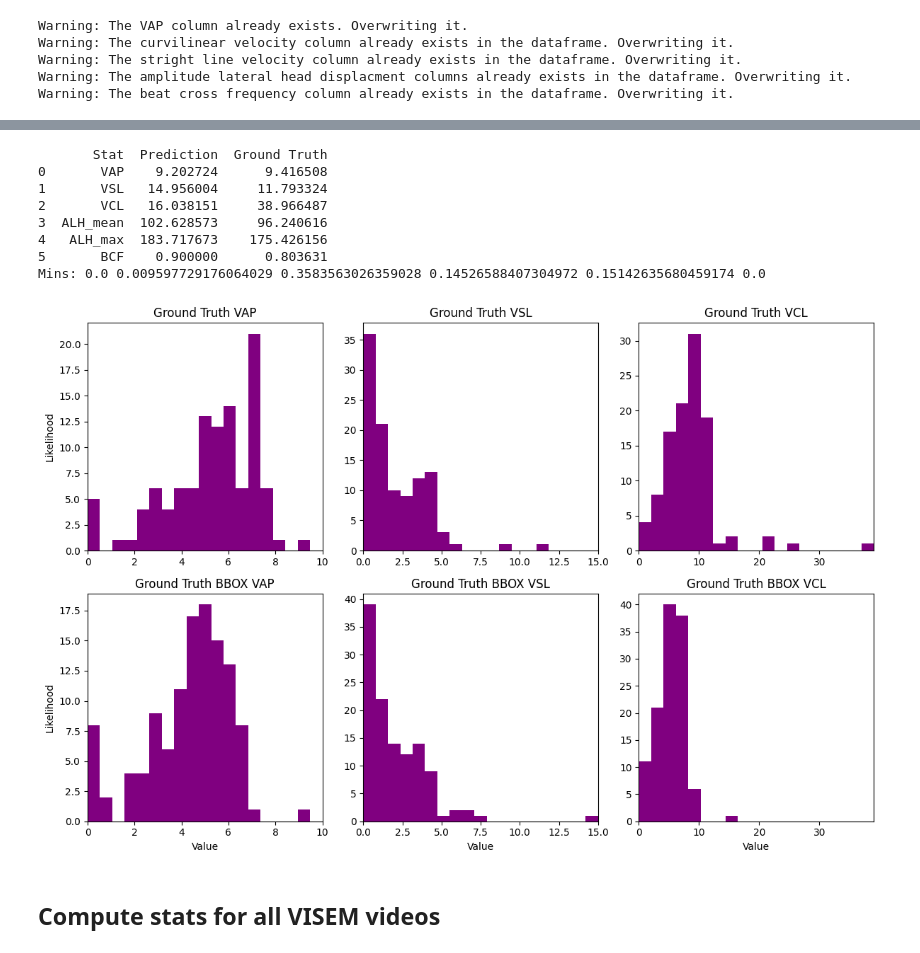
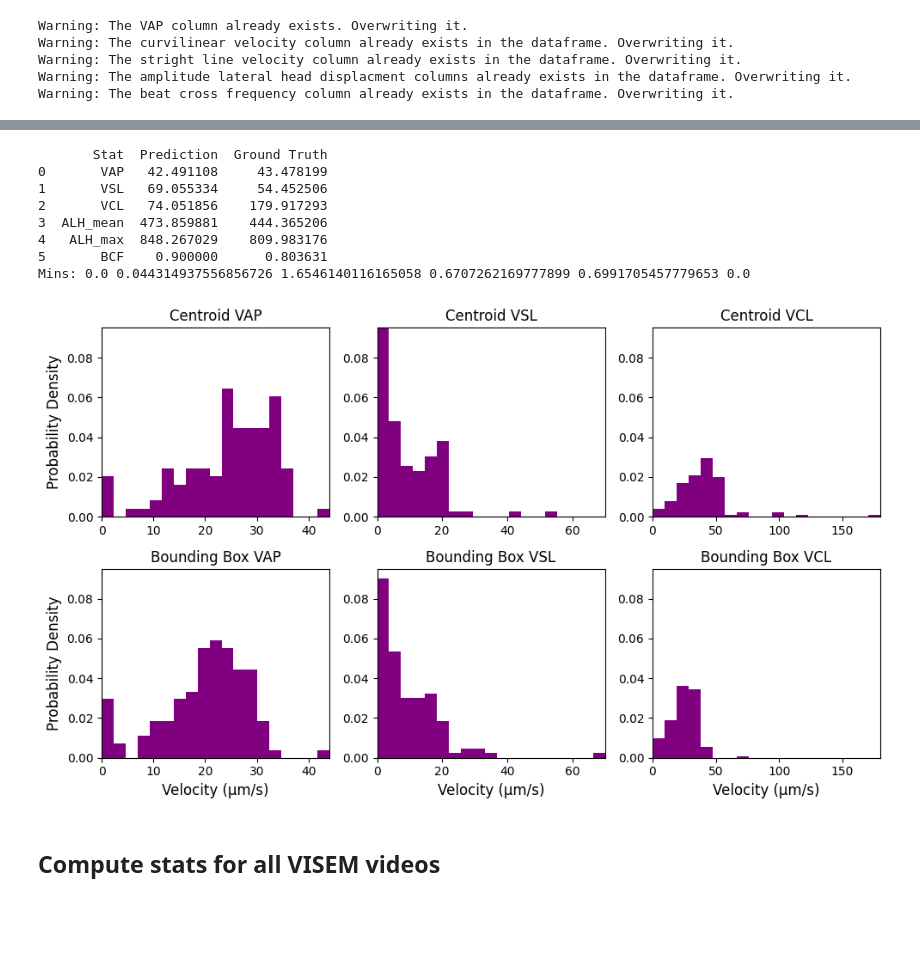
Before and after one commit to CAS-ReproLab/Sperm_Object_Tracking, a Jupyter notebook: UnifiedFramework/paper_figs_visem.ipynb, the cells around one changed output, grey strips where cells are left out. Cells and saved outputs as stored; diff of their text form; code cells hidden in the pictures; blank space fills up the shorter version.

```diff
--- a/UnifiedFramework/paper_figs_visem.ipynb
+++ b/UnifiedFramework/paper_figs_visem.ipynb
@@ -65,9 +65,10 @@ gt = metrics.filterSperm(gt)
 # print("Unique sperm in alternative:", len(alt['sperm'].unique()))
 # %%
 # Compute stats for each file
-ps = 0.26  # pixel size in micrometers
-gt = stats.computeAllStats(gt_src,pixel_size=ps,interpolate=False)
-pred = stats.computeAllStats(pred_src,pixel_size=ps,interpolate=False)
+ps = 1/0.833  # pixel size in micrometers
+fps = 9  # frames per second
+gt = stats.computeAllStats(gt_src,fps=fps,pixel_size=ps,interpolate=False)
+pred = stats.computeAllStats(pred_src,fps=fps,pixel_size=ps,interpolate=False)
 # %% [output]
 Warning: The VAP column already exists. Overwriting it.
 Warning: The curvilinear velocity column already exists in the dataframe. Overwriting it.
@@ -107,13 +108,13 @@ print(summary_df)
 print("Mins:",gt["VAP"].min(), gt["VSL"].min(), gt["VCL"].min(), gt["ALH_mean"].min(), gt["ALH_max"].min(), gt["BCF"].min())
 # %% [output]
        Stat  Prediction  Ground Truth
-0       VAP    9.202724      9.416508
-1       VSL   14.956004     11.793324
-2       VCL   16.038151     38.966487
-3  ALH_mean  102.628573     96.240616
-4   ALH_max  183.717673    175.426156
+0       VAP   42.491108     43.478199
+1       VSL   69.055334     54.452506
+2       VCL   74.051856    179.917293
+3  ALH_mean  473.859881    444.365206
+4   ALH_max  848.267029    809.983176
 5       BCF    0.900000      0.803631
-Mins: 0.0 0.009597729176064029 0.3583563026359028 0.14526588407304972 0.15142635680459174 0.0
+Mins: 0.0 0.044314937556856726 1.6546140116165058 0.6707262169777899 0.6991705457779653 0.0
 # %%
 # Build 2x3 subplot for each stat and each method
 
@@ -126,7 +127,7 @@ pred_vsl = pred.groupby('sperm').first()['VSL']
 pred_vcl = pred.groupby('sperm').first()['VCL']
 
 # Create a figure with 2 rows and 3 columns
-fig, axs = plt.subplots(2, 3, figsize=(12, 8))
+fig, axs = plt.subplots(2, 3, figsize=(10, 6))
 
 import math
 vap_max = math.ceil(max(gt_vap.max(), pred_vap.max()))
@@ -150,48 +151,59 @@ vcl_max = math.ceil(max(gt_vcl.max(), pred_vcl.max()))
 # Create bins for each histogram for each stat
 vap_bins = np.linspace(0, vap_max, 20)
 vsl_bins = np.linspace(0, vsl_max, 20)
 vcl_bins = np.linspace(0, vcl_max, 20)
 
 # Create histograms for each stat and each method
-axs[0, 0].hist(gt_vap, bins=vap_bins, color='purple', alpha=1.0)
-axs[0, 0].set_title('Ground Truth VAP')
-axs[1, 0].hist(pred_vap, bins=vap_bins, color='purple', alpha=1.0)
-axs[1, 0].set_title('Ground Truth BBOX VAP')
-axs[0, 1].hist(gt_vsl, bins=vsl_bins, color='purple', alpha=1.0)
-axs[0, 1].set_title('Ground Truth VSL')
-axs[1, 1].hist(pred_vsl, bins=vsl_bins, color='purple', alpha=1.0)
-axs[1, 1].set_title('Ground Truth BBOX VSL')
-axs[0, 2].hist(gt_vcl, bins=vcl_bins, color='purple', alpha=1.0)
-axs[0, 2].set_title('Ground Truth VCL')
-axs[1, 2].hist(pred_vcl, bins=vcl_bins, color='purple', alpha=1.0)
-axs[1, 2].set_title('Ground Truth BBOX VCL')
+axs[0, 0].hist(gt_vap, bins=vap_bins, color='purple', alpha=1.0, density=True)
+axs[0, 0].set_title('Centroid VAP')
+axs[1, 0].hist(pred_vap, bins=vap_bins, color='purple', alpha=1.0, density=True)
+axs[1, 0].set_title('Bounding Box VAP')
+axs[0, 1].hist(gt_vsl, bins=vsl_bins, color='purple', alpha=1.0, density=True)
+axs[0, 1].set_title('Centroid VSL')
+axs[1, 1].hist(pred_vsl, bins=vsl_bins, color='purple', alpha=1.0, density=True)
+axs[1, 1].set_title('Bounding Box VSL')
+axs[0, 2].hist(gt_vcl, bins=vcl_bins, color='purple', alpha=1.0, density=True)
+axs[0, 2].set_title('Centroid VCL')
+axs[1, 2].hist(pred_vcl, bins=vcl_bins, color='purple', alpha=1.0, density=True)
+axs[1, 2].set_title('Bounding Box VCL')
 
 
 # Set x-limits for each subplot
 axs[0, 0].set_xlim(0, vap_max)
 axs[1, 0].set_xlim(0, vap_max)
 axs[0, 1].set_xlim(0, vsl_max)
 axs[1, 1].set_xlim(0, vsl_max)
 axs[0, 2].set_xlim(0, vcl_max)
 axs[1, 2].set_xlim(0, vcl_max)
 
+# Set y-limits for each subplot
+axs[0, 0].set_ylim(0, 0.095)
+axs[1, 0].set_ylim(0, 0.095)
+axs[0, 1].set_ylim(0, 0.095)
+axs[1, 1].set_ylim(0, 0.095)
+axs[0, 2].set_ylim(0, 0.095)
+axs[1, 2].set_ylim(0, 0.095)
+
 # # Set colors of the bodies
 # for ax in axs.flat:
 #     for pc in ax.collections:
 #         pc.set_facecolor('purple')
 #         pc.set_edgecolor('black')
 #         pc.set_alpha(0.7)
 
 # Set common axis labels
 for ax in axs[:,0]:
-    ax.set_ylabel('Likelihood')
+    ax.set_ylabel('Probability Density', fontsize=12)
 for ax in axs[1,:]:
-    ax.set_xlabel('Value')
+    ax.set_xlabel('Velocity (µm/s)', fontsize=12)
 
 # Adjust layout
 plt.tight_layout()
+plt.show()
+
+fig.savefig("experiment3.pdf", dpi=300)
 # %% [output]
-[figure, old version]
+[figure, new version]
 # %% [markdown]
 ## Compute stats for all VISEM videos
 # %%
```
Also changed, not shown: parts of 1 cell of this notebook, 6 other files.
